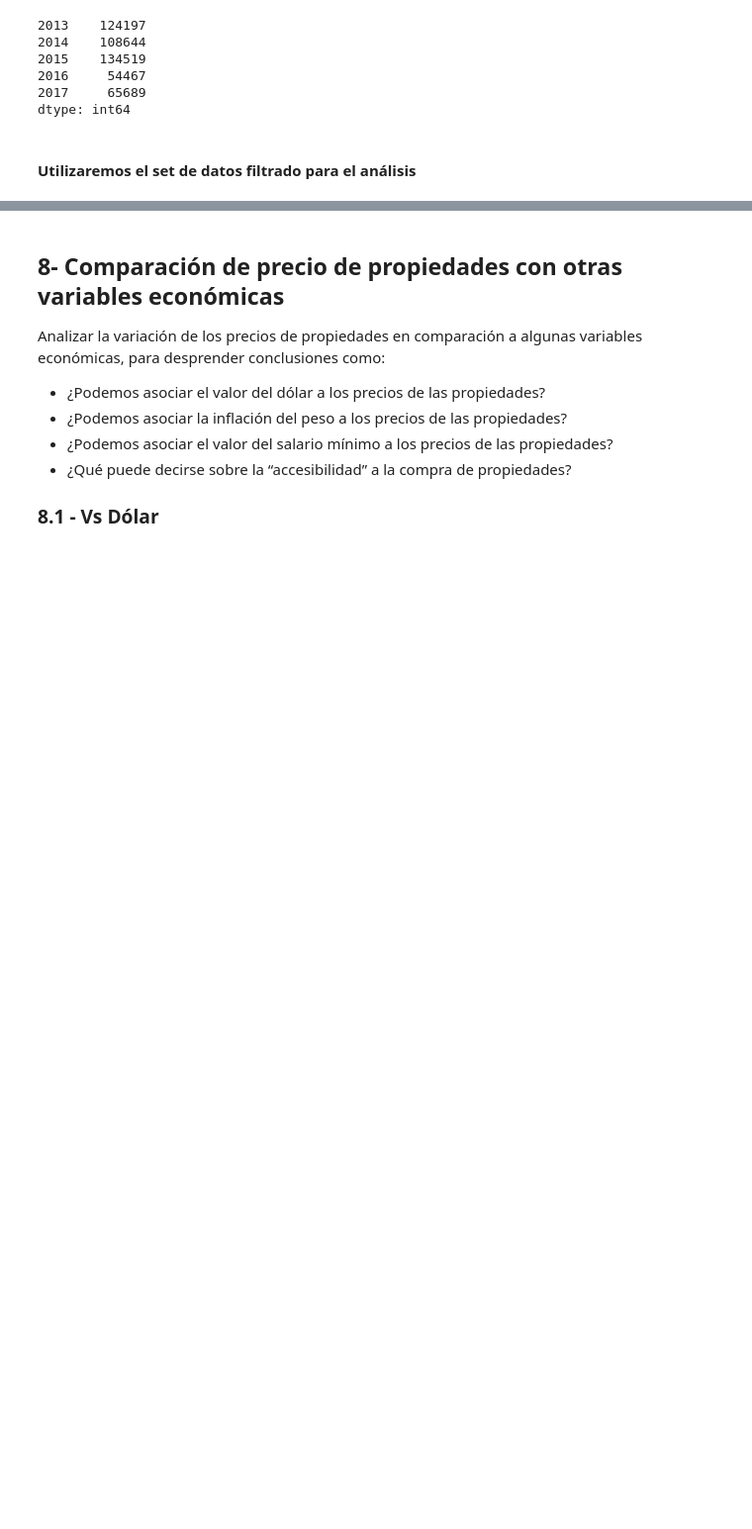
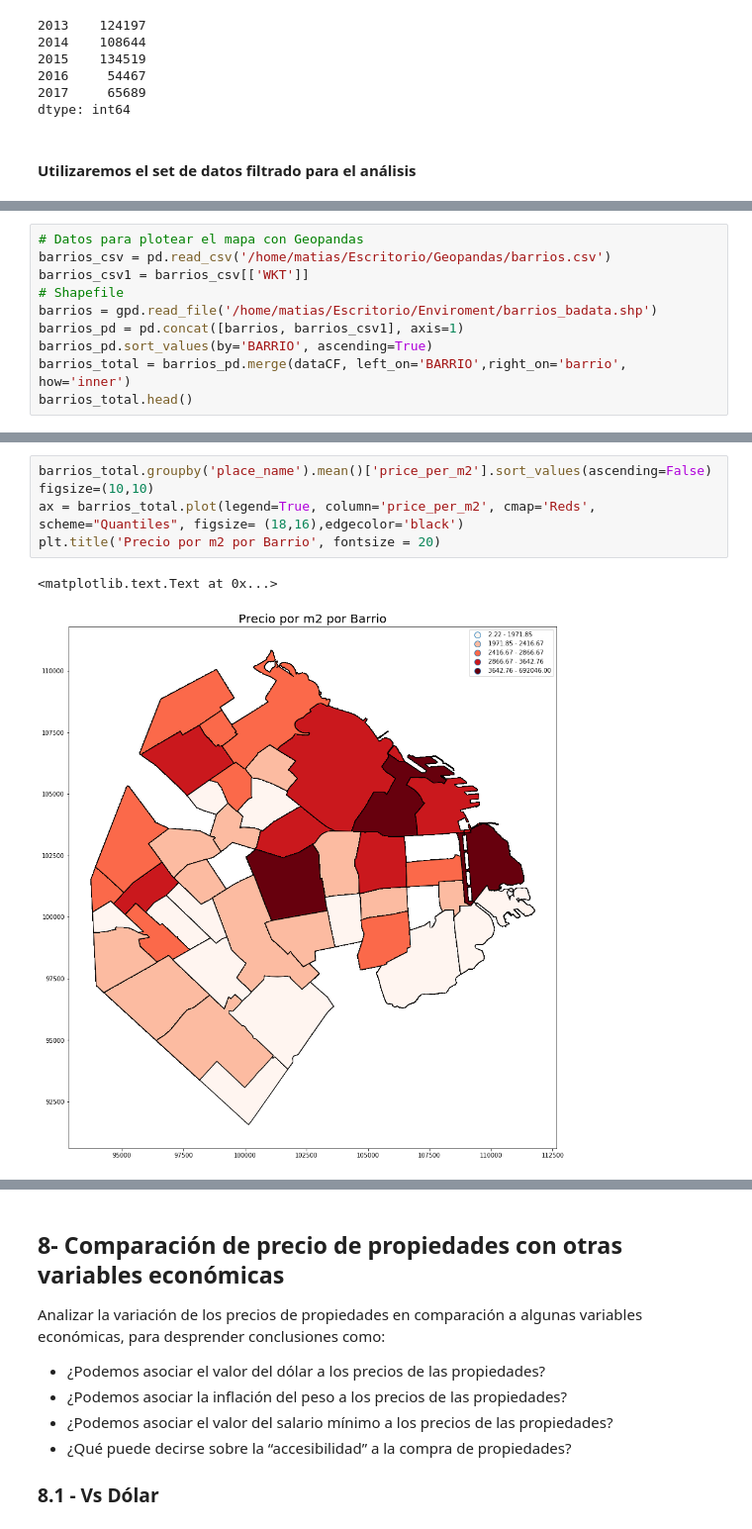
Before and after one commit to MatiasReimondo/Datos, a Jupyter notebook: Analisis de propiedades GBA y CABA.ipynb, the cells around one changed output, grey strips where cells are left out. Shown at 99% size. Drawn from its saved outputs; the diff is of its cells as text; blank space fills up the shorter version.

```diff
--- a/Analisis de propiedades GBA y CABA.ipynb
+++ b/Analisis de propiedades GBA y CABA.ipynb
@@ -294,0 +339,10 @@ dtype: int64
+# %%
+# Datos para plotear el mapa con Geopandas
+barrios_csv = pd.read_csv('/home/matias/Escritorio/Geopandas/barrios.csv')
+barrios_csv1 = barrios_csv[['WKT']]
+# Shapefile
+barrios = gpd.read_file('/home/matias/Escritorio/Enviroment/barrios_badata.shp')
+barrios_pd = pd.concat([barrios, barrios_csv1], axis=1)
+barrios_pd.sort_values(by='BARRIO', ascending=True)
+barrios_total = barrios_pd.merge(dataCF, left_on='BARRIO',right_on='barrio', how='inner')
+barrios_total.head()
@@ -294,0 +356,8 @@ dtype: int64
+# %%
+barrios_total.groupby('place_name').mean()['price_per_m2'].sort_values(ascending=False)
+figsize=(10,10)
+ax = barrios_total.plot(legend=True, column='price_per_m2', cmap='Reds', scheme="Quantiles", figsize= (18,16),edgecolor='black')
+plt.title('Precio por m2 por Barrio', fontsize = 20)
+# %% [output]
+<matplotlib.text.Text at 0x...>
+[figure, added]
```
Also changed, not shown: parts of 26 cells of this notebook.
